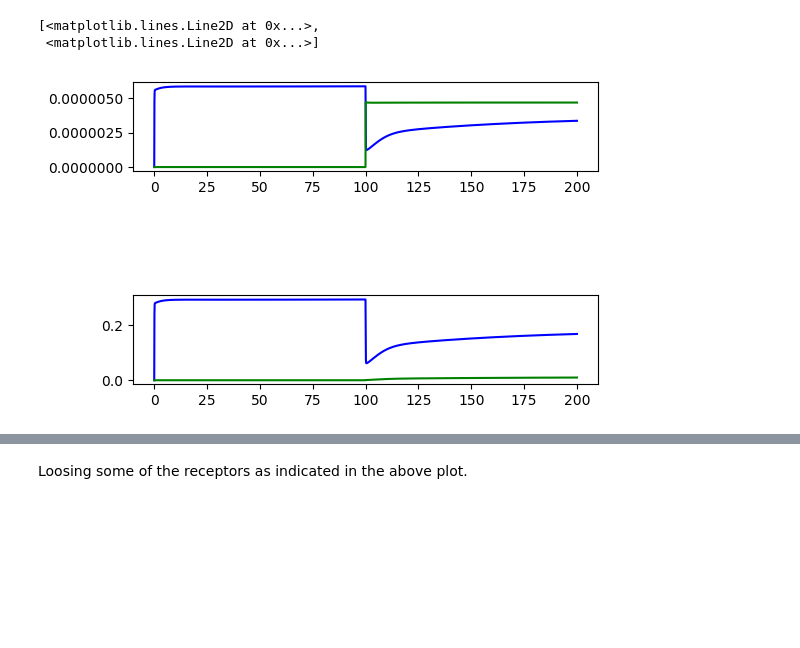
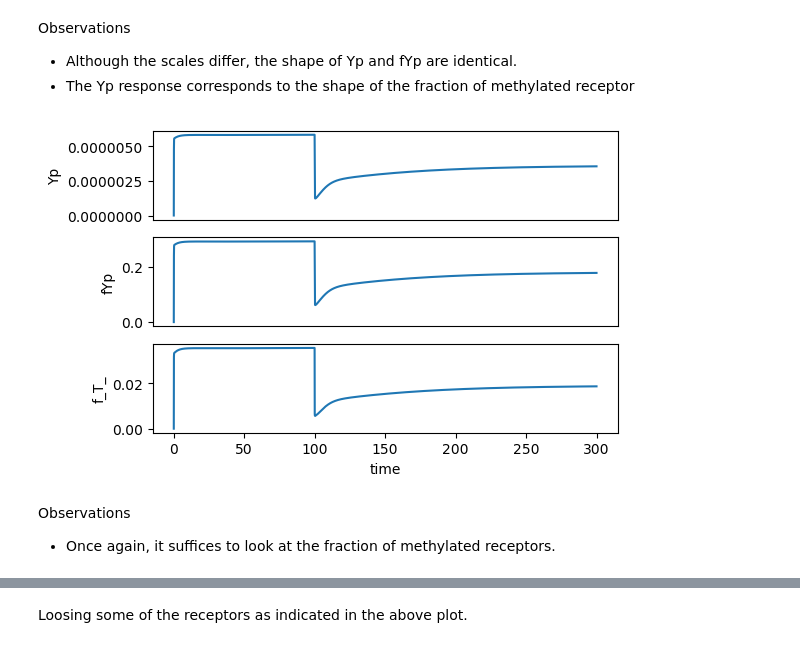
Before and after one commit to ScienceStacks/BioCellControl, a Jupyter notebook: Analysis/chemotaxis.ipynb, the cells around one changed output, grey strips where cells are left out. Cells and saved outputs as stored; diff of their text form; code cells hidden in the pictures; blank space fills up the shorter version.

```diff
--- a/Analysis/chemotaxis.ipynb
+++ b/Analysis/chemotaxis.ipynb
@@ -78,0 +84,14 @@ Relate Yp to state of receptor
+# %% [markdown]
+Observations
+- Although the scales differ, the shape of Yp and fYp are identical.
+- The Yp response corresponds to the shape of the fraction of methylated receptor
+# %%
+# Step Analysis for a change at 100
+sim(elements=["at (time > 100): L = 11e-6"])
+plotter.lines(["Yp", "fYp", "f_T_"])
+# %% [output]
+[figure, added]
+# %% [markdown]
+Observations
+
+- Once again, it suffices to look at the fraction of methylated receptors.
@@ -86,13 +110,23 @@ sim()
 
 P = states.sumStates(lambda l,p,m: p)
 plt.subplot(3,1,1)
-plt.plot( time, result['[Yp]'], 'b', time, result['[L]'], 'g')
+plt.xlabel("time")
+plt.ylabel("Yp")
+frame = plt.gca()
+frame.axes.get_xaxis().set_visible(False)
+plt.plot( time, result['[Yp]'])
+plt.subplot(3,1,2)
+frame = plt.gca()
+frame.axes.get_xaxis().set_visible(False)
+plt.xlabel("time")
+plt.ylabel("L")
+plt.plot(time, result['[L]'])
 plt.subplot(3,1,3)
-plt.plot(time, frYp, 'b', time, frLTp, 'g')
+plt.xlabel("time")
+plt.axis([0, 200, 0, 1.01])
+#plt.plot(time, frYp, 'b', time, frLTp, 'g')
+plt.ylabel("fLp")
+plt.plot(time, f.v("fTT_"))
-# %% [output]
-[<matplotlib.lines.Line2D at 0x...>,
- <matplotlib.lines.Line2D at 0x...>]
-[figure, removed]
 # %%
 m = 4
 n = 1
```
Also changed, not shown: parts of 16 cells of this notebook, 4 other files.
